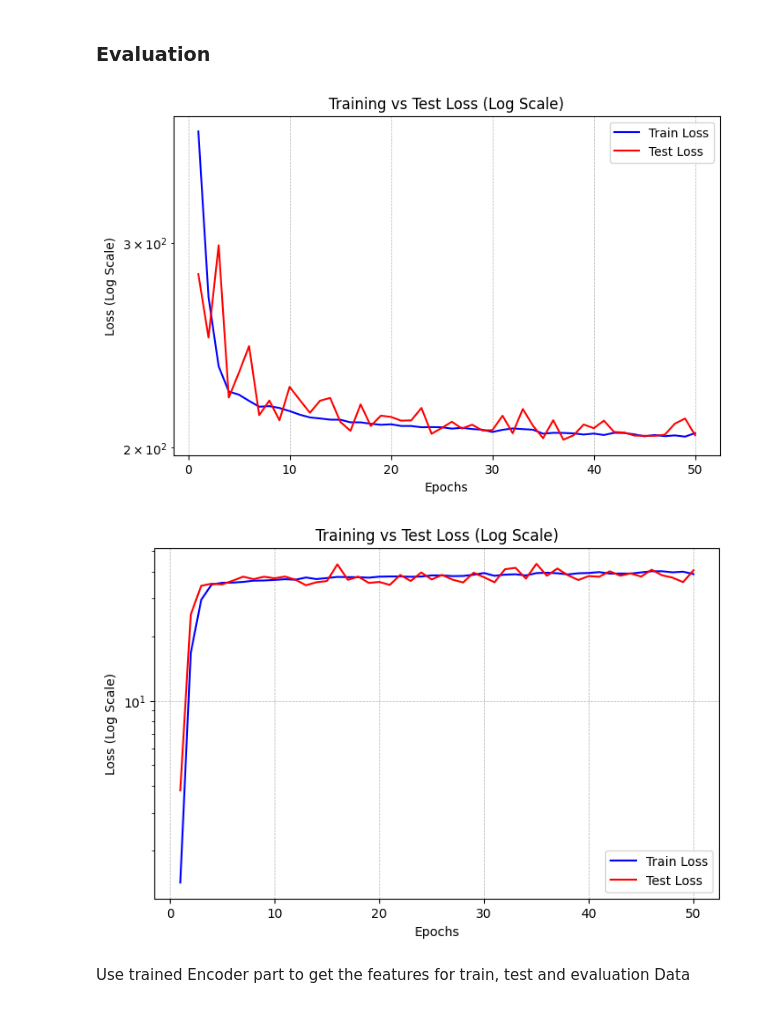
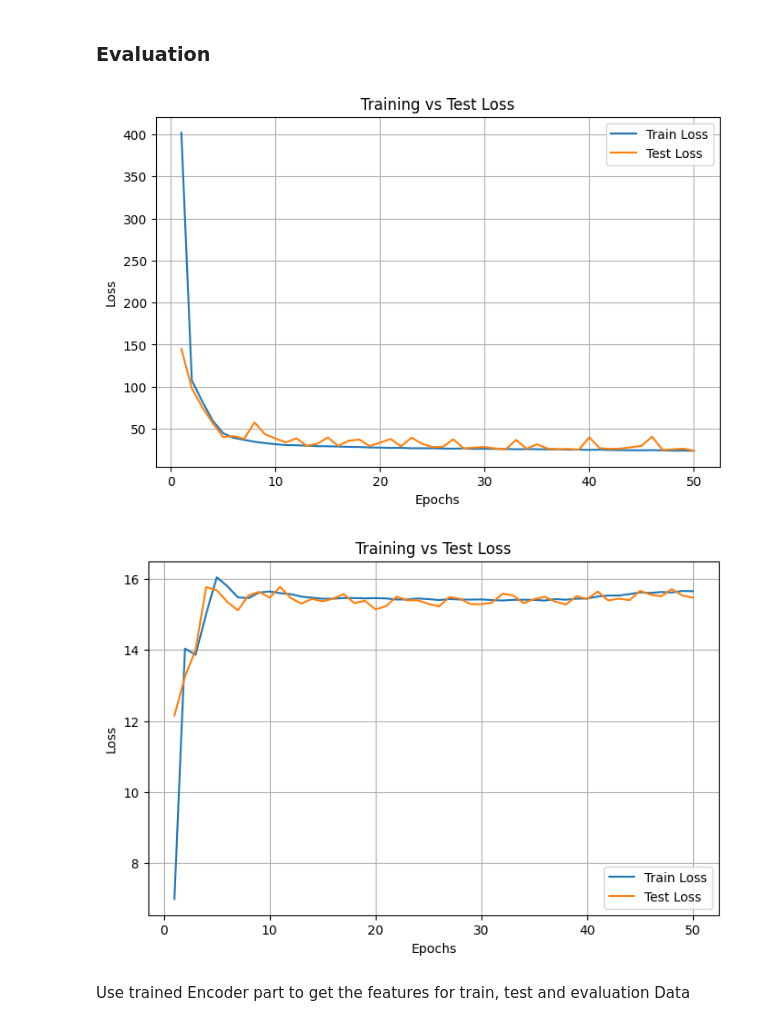
Before and after one commit to bhumikasadbhave/Master-Thesis-SITS, a Jupyter notebook: Modeling/temporal_ae.ipynb, the cells around one changed output. Cells and saved outputs as stored; diff of their text form; code cells hidden in the pictures.

```diff
--- a/Modeling/temporal_ae.ipynb
+++ b/Modeling/temporal_ae.ipynb
@@ -781,7 +539,8 @@ class Conv3DVAE(nn.Module):
 # %%
 device = 'cuda'
 epochs = 50
-lr = 0.001
+lr = 0.0001
+optimizer = 'Adam'
 latent_dim=32
 channels = 10
 time_steps = 7
@@ -809,6 +568,6 @@ Conv3DVAE(
   (deconv3): ConvTranspose3d(64, 10, kernel_size=(3, 3, 3), stride=(1, 1, 1), padding=(1, 1, 1))
 )
 # %%
-trained_model, train_recon_losses, train_kl_losses, test_recon_losses, test_kl_losses  = train_model_vae(model, dataloader_train, dataloader_test, epochs=epochs, lr=lr, device=device)
+trained_model, train_recon_losses, train_kl_losses, test_recon_losses, test_kl_losses  = train_model_vae(model, dataloader_train, dataloader_test, epochs=epochs, optimizer=optimizer, lr=lr, device=device)
 # %% [output]
 Epoch 1/50
@@ -831,13 +590,13 @@ Epoch 21/50
 # %% [markdown]
 ### Evaluation
 # %%
-plot_loss_log_scale(train_recon_losses, test_recon_losses)
+plot_loss(train_recon_losses, test_recon_losses)
 # %% [output]
-[figure, old version]
+[figure, new version]
 # %%
-plot_loss_log_scale(train_kl_losses, test_kl_losses)
+plot_loss(train_kl_losses, test_kl_losses)
 # %% [output]
-[figure, old version]
+[figure, new version]
 # %% [markdown]
 Use trained Encoder part to get the features for train, test and evaluation Data
 # %%
```
Also changed, not shown: parts of 71 cells of this notebook, 6 other files.
